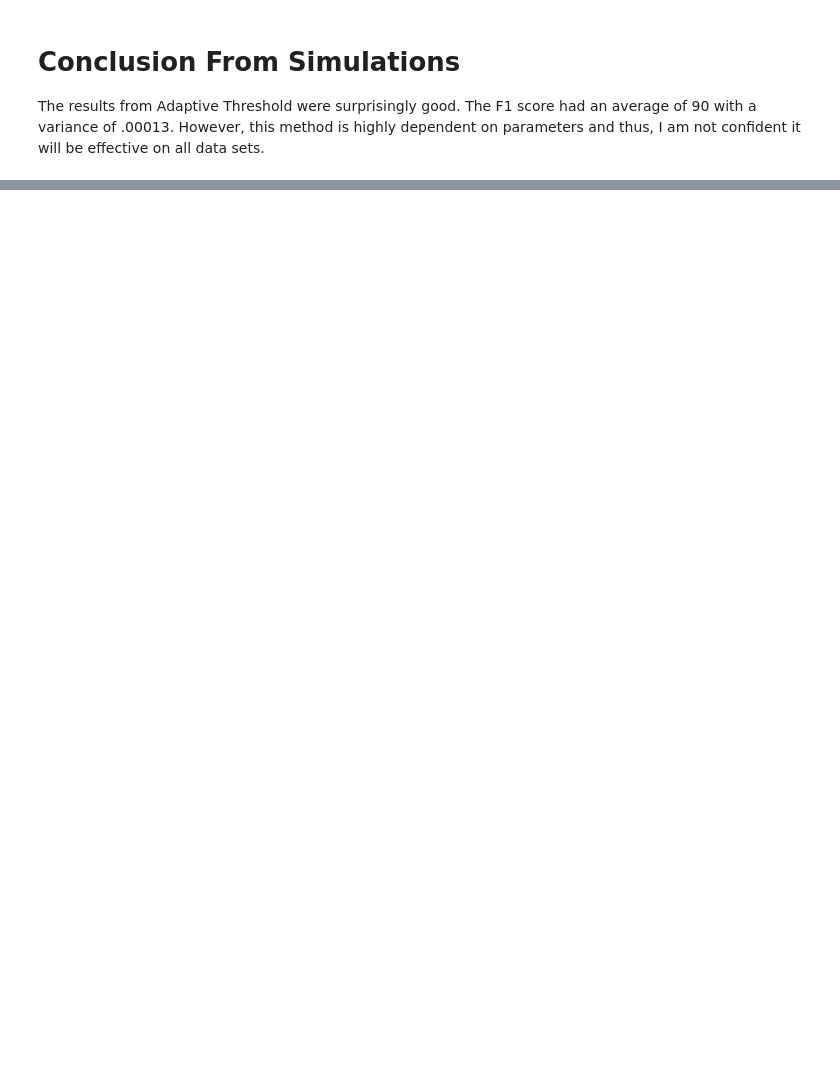
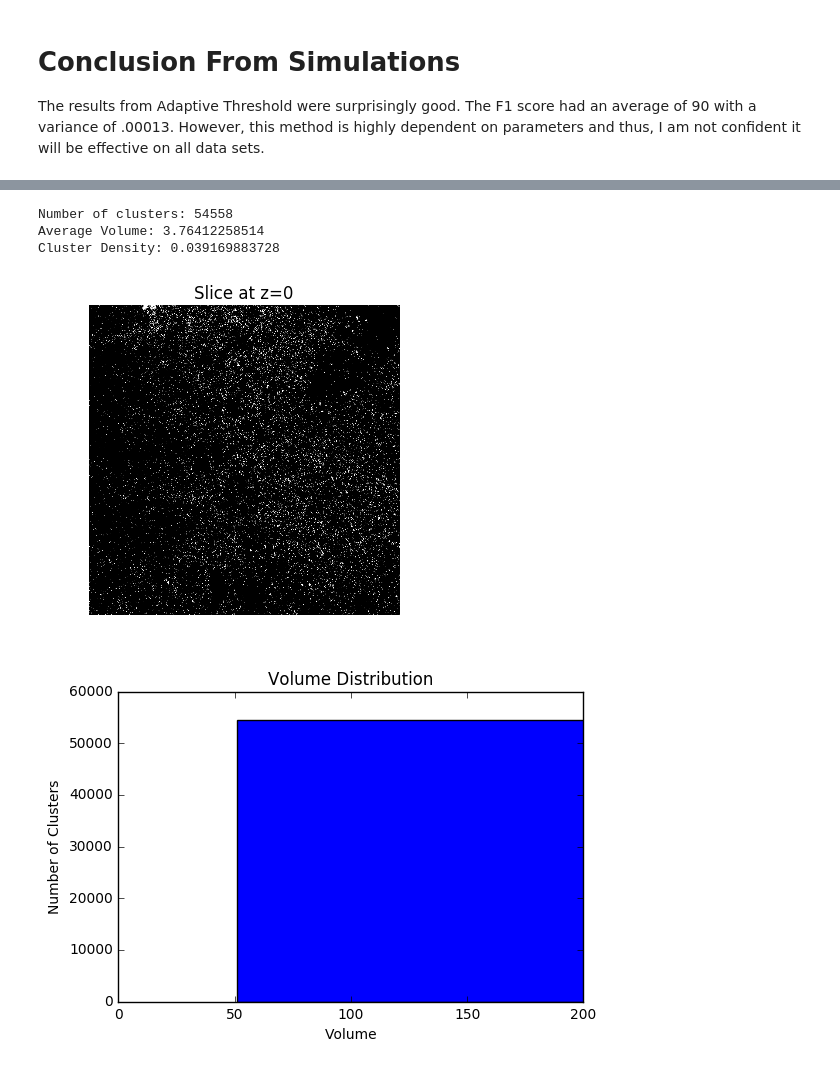
Before and after one commit to NeuroDataDesign/pan-synapse, a Jupyter notebook: background/AdaptiveThresholding_Algorithms.md.ipynb, the cells around one changed output, grey strips where cells are left out. Saved outputs shown, nothing was run; the diff lists cells and outputs as text; code cells hidden in the pictures; blank space fills up the shorter version.

```diff
--- a/background/AdaptiveThresholding_Algorithms.md.ipynb
+++ b/background/AdaptiveThresholding_Algorithms.md.ipynb
@@ -354,0 +356,10 @@ Cluster Density: 0.000482177734375
+# %%
+realAdaptive = adaptiveThreshold(data0, 2, 2, 2, 93)
+# %%
+cLib.clusterAnalysis(realAdaptive, lowerFence=0, upperFence=200, sliceVis=0, bins=9)
+# %% [output]
+Number of clusters: 54558
+Average Volume: 3.76412258514
+Cluster Density: 0.039169883728
+[figure, added]
+[figure, added]
```
Also changed, not shown: parts of 25 cells of this notebook, 1 other file.
